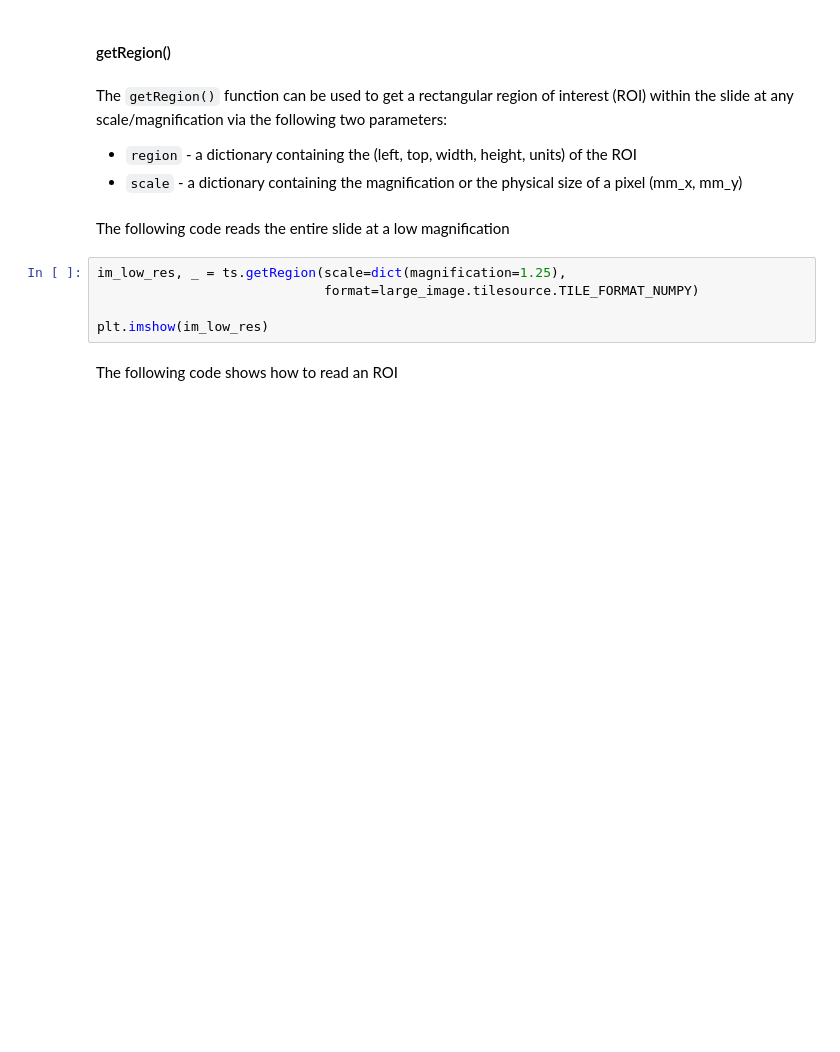
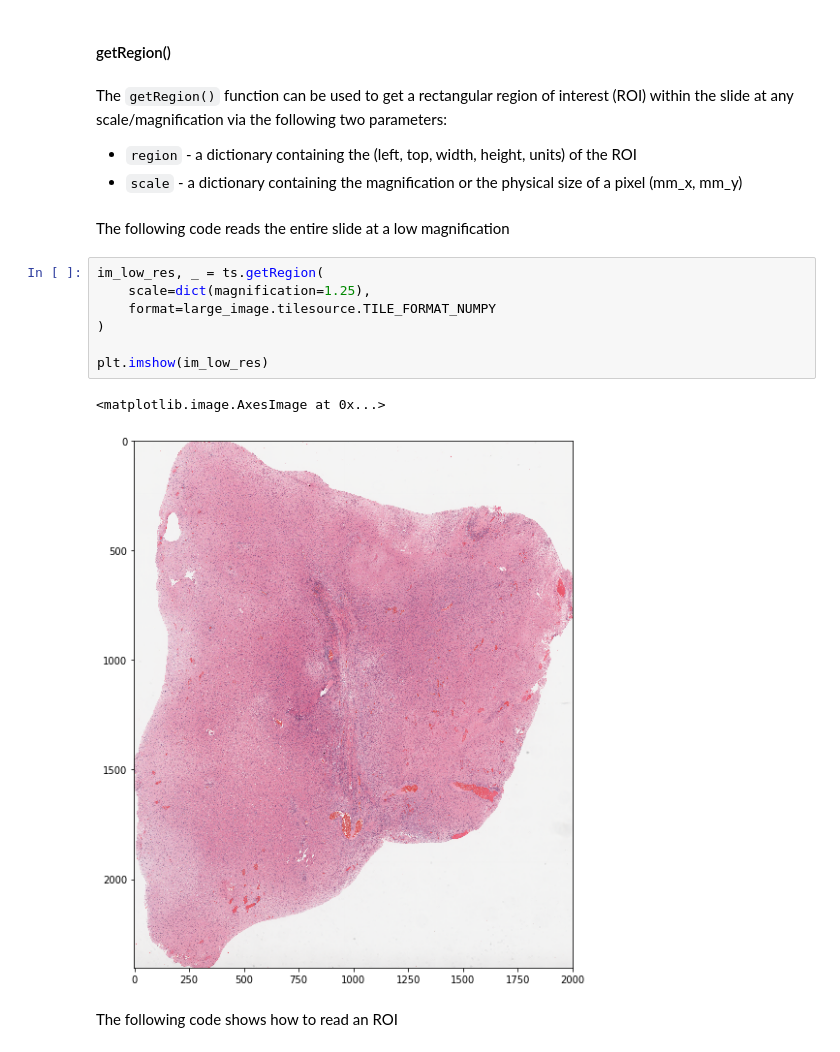
Before and after one commit to DigitalSlideArchive/HistomicsTK, a Jupyter notebook: docs/examples/wsi-io-using-large-image.ipynb, the cells around one changed output. Drawn from its saved outputs; the diff is of its cells as text; blank space fills up the shorter version.

```diff
--- a/docs/examples/wsi-io-using-large-image.ipynb
+++ b/docs/examples/wsi-io-using-large-image.ipynb
@@ -253,10 +266,15 @@ The `getRegion()` function can be used to get a rectangular region of interest (
 # %% [markdown]
 The following code reads the entire slide at a low magnification
 # %%
-im_low_res, _ = ts.getRegion(scale=dict(magnification=1.25),
-                             format=large_image.tilesource.TILE_FORMAT_NUMPY)
+im_low_res, _ = ts.getRegion(
+    scale=dict(magnification=1.25),
+    format=large_image.tilesource.TILE_FORMAT_NUMPY
+)
 
 plt.imshow(im_low_res)
+# %% [output]
+<matplotlib.image.AxesImage at 0x...>
+[figure, added]
 # %% [markdown]
 The following code shows how to read an ROI
 # %%
```
Also changed, not shown: parts of 11 cells of this notebook.
